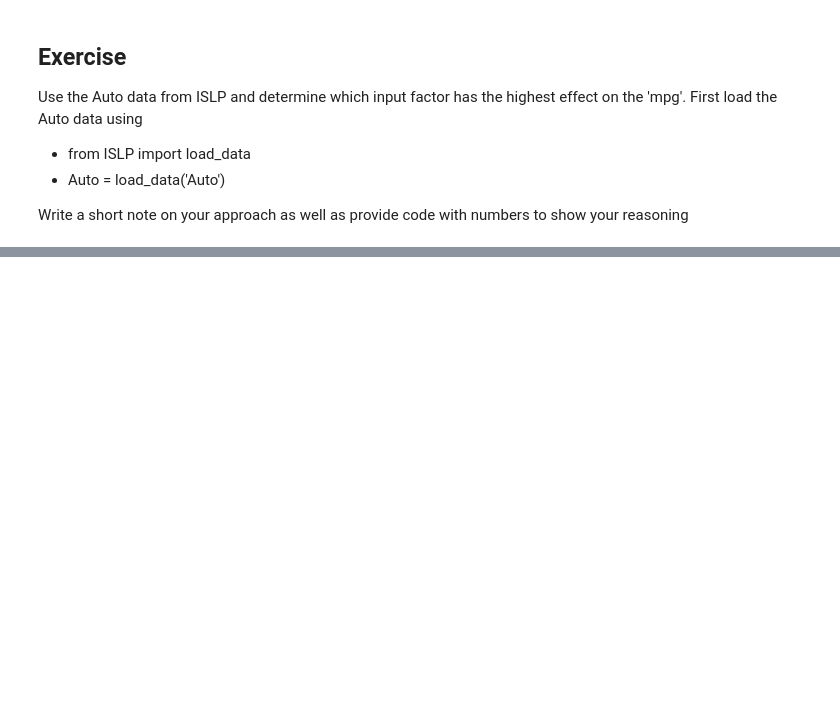
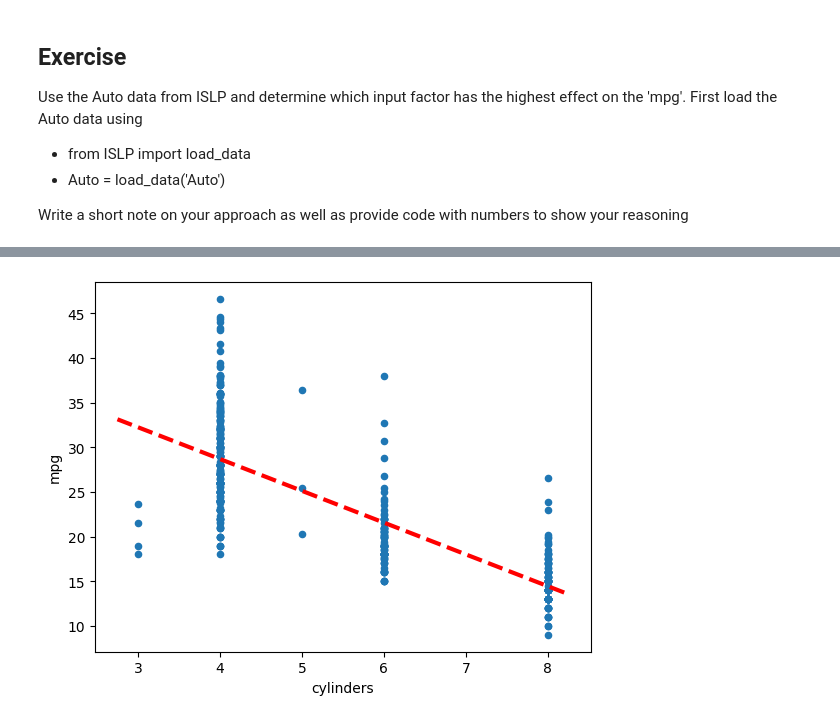
Before and after one commit to ChxddyDxddy/EE443-543, a Jupyter notebook: Linear-Regression-part 2.ipynb, the cells around one changed output, grey strips where cells are left out. Saved outputs shown, nothing was run; the diff lists cells and outputs as text; code cells hidden in the pictures; blank space fills up the shorter version.

```diff
--- a/Linear-Regression-part 2.ipynb
+++ b/Linear-Regression-part 2.ipynb
@@ -645,0 +675,16 @@ Write a short note on your approach as well as provide code with numbers to show
+# %%
+X = pd.DataFrame({
+    'intercept': np.ones(Auto.shape[0]),
+    'cylinders': Auto['cylinders']
+})
+y = Auto['mpg']
+model   = sm.OLS(y, X)
+results = model.fit()
+ax = Auto.plot.scatter('cylinders', 'mpg')
+abline(ax,
+       results.params[0],
+       results.params[1],
+       'r--',
+       linewidth=3)
+# %% [output]
+[figure, added]
```
Also changed, not shown: parts of 6 cells of this notebook.
